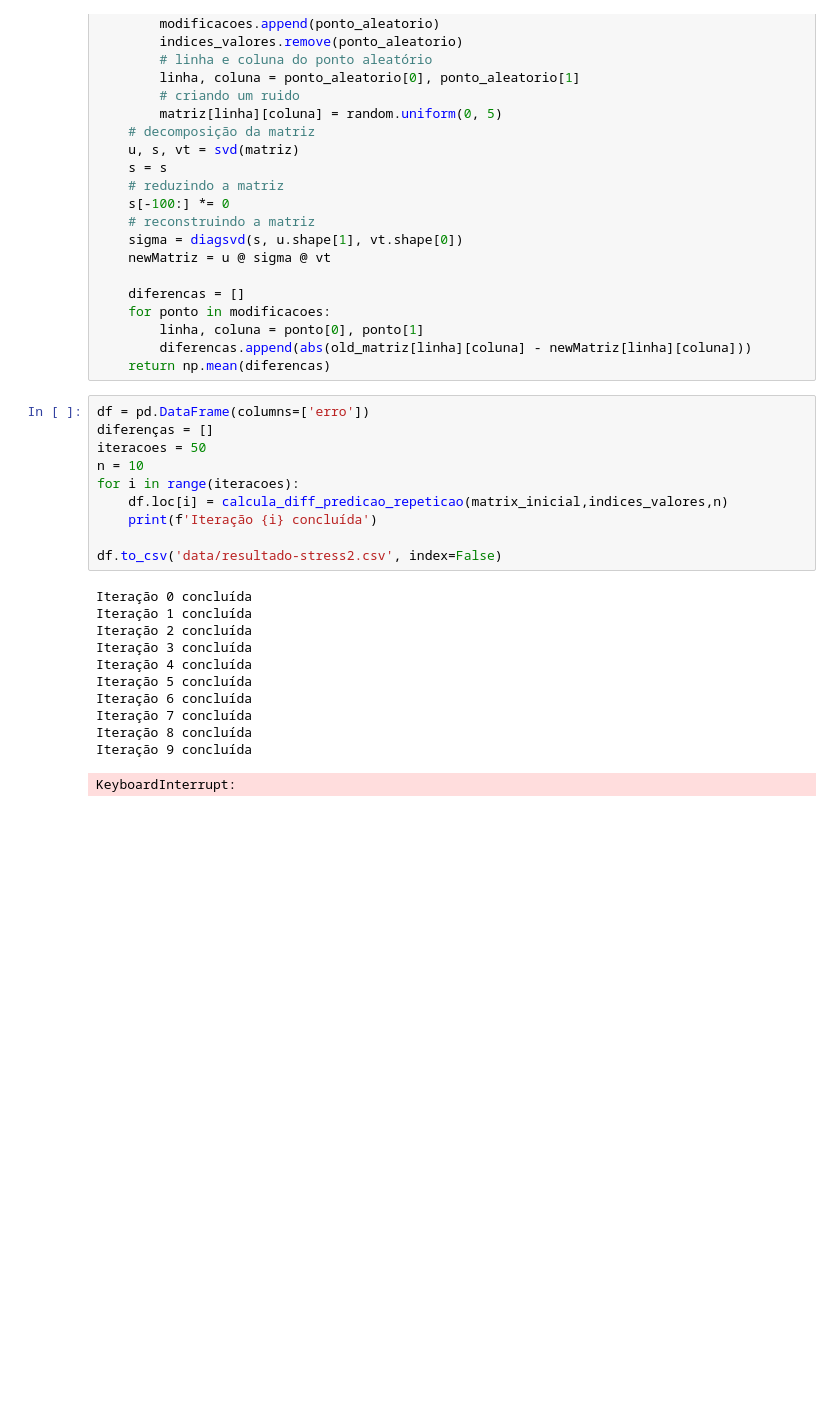
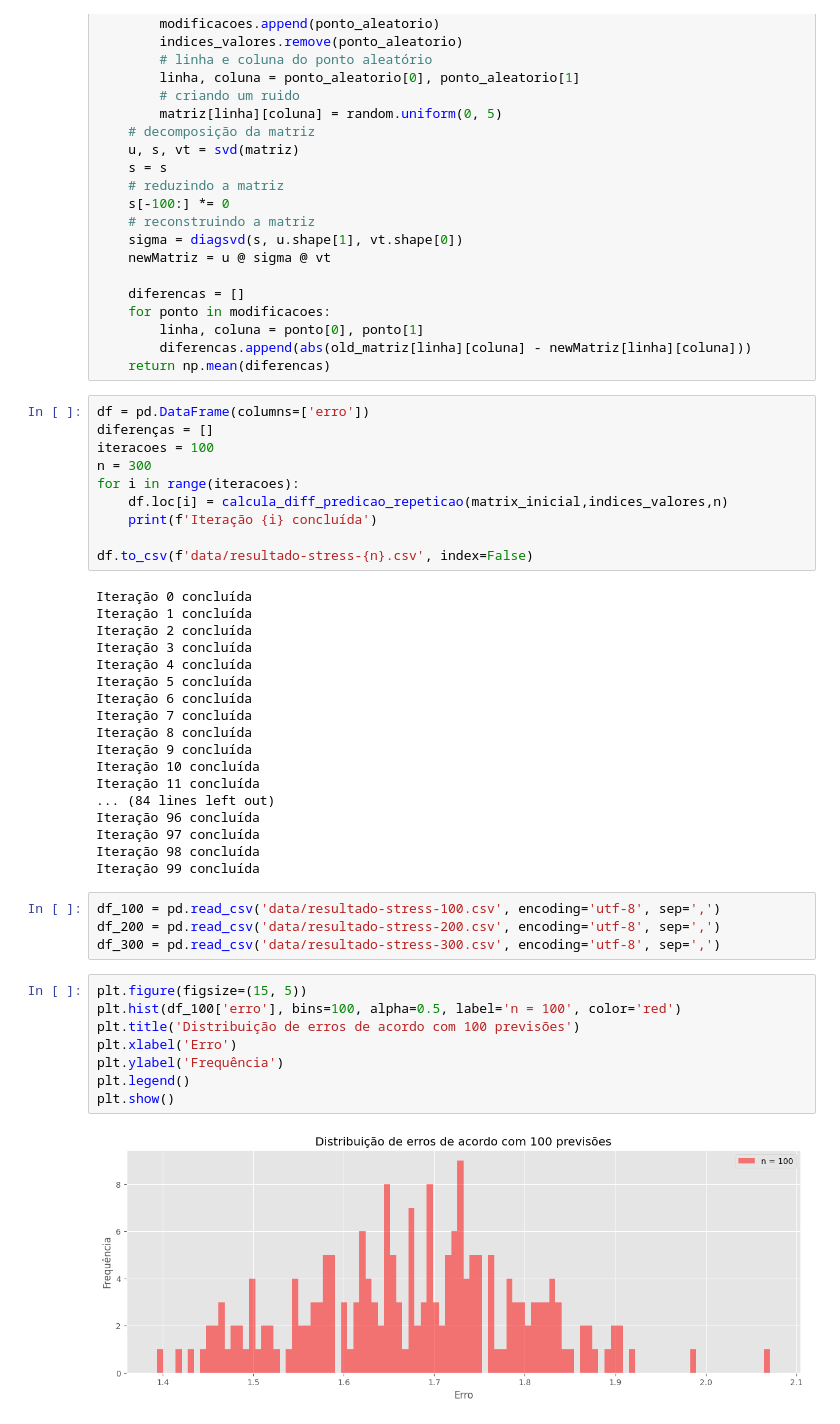
Before and after one commit to alessitomas/Netflix-Challange, a Jupyter notebook: demo.ipynb, the cells around one changed output. Saved outputs shown, nothing was run; the diff lists cells and outputs as text; blank space fills up the shorter version.

```diff
--- a/demo.ipynb
+++ b/demo.ipynb
@@ -199,13 +228,13 @@ def calcula_diff_predicao_repeticao(matriz, indices_validos, n):
 # %%
 df = pd.DataFrame(columns=['erro'])
 diferenças = []
-iteracoes = 50
-n = 10
+iteracoes = 100
+n = 300
 for i in range(iteracoes):
     df.loc[i] = calcula_diff_predicao_repeticao(matrix_inicial,indices_valores,n)
     print(f'Iteração {i} concluída')
 
-df.to_csv('data/resultado-stress2.csv', index=False)
+df.to_csv(f'data/resultado-stress-{n}.csv', index=False)
 # %% [output]
 Iteração 0 concluída
 Iteração 1 concluída
@@ -217,4 +246,24 @@ Iteração 6 concluída
 Iteração 7 concluída
 Iteração 8 concluída
 Iteração 9 concluída
+Iteração 10 concluída
+Iteração 11 concluída
+... (84 lines left out)
+Iteração 96 concluída
+Iteração 97 concluída
+Iteração 98 concluída
+Iteração 99 concluída
-KeyboardInterrupt:
+# %%
+df_100 = pd.read_csv('data/resultado-stress-100.csv', encoding='utf-8', sep=',')
+df_200 = pd.read_csv('data/resultado-stress-200.csv', encoding='utf-8', sep=',')
+df_300 = pd.read_csv('data/resultado-stress-300.csv', encoding='utf-8', sep=',')
+# %%
+plt.figure(figsize=(15, 5))
+plt.hist(df_100['erro'], bins=100, alpha=0.5, label='n = 100', color='red')
+plt.title('Distribuição de erros de acordo com 100 previsões')
+plt.xlabel('Erro')
+plt.ylabel('Frequência')
+plt.legend()
+plt.show()
+# %% [output]
+[figure, added]
```
Also changed, not shown: parts of 7 cells of this notebook, 5 other files.
